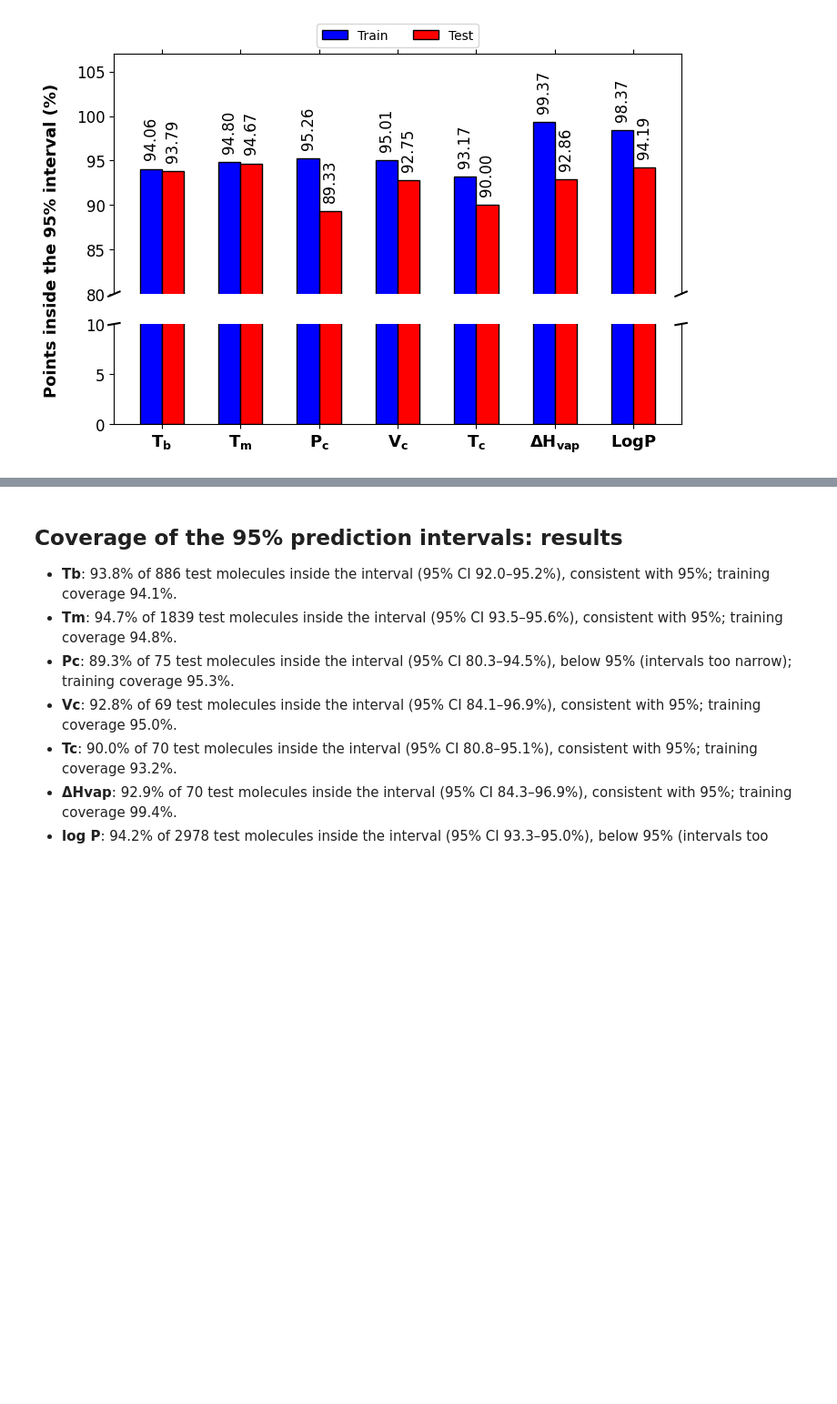
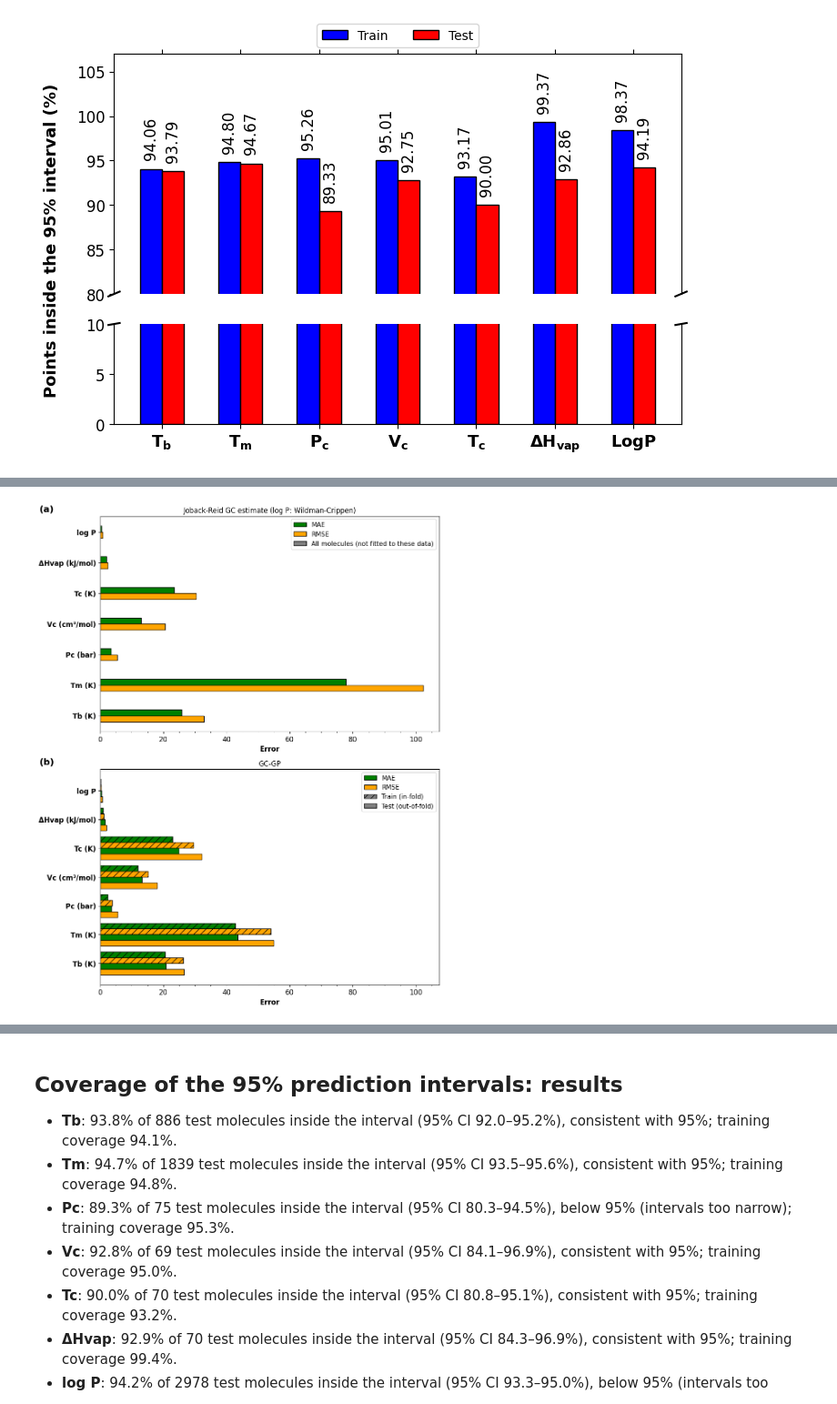
Before and after one commit to soumyadeepghosh35/gcgp-amines, a Jupyter notebook: notebooks/05_Uncertainty_Coverage.ipynb, the cells around one changed output, grey strips where cells are left out. Shown at 91% size. Saved outputs shown, nothing was run; the diff lists cells and outputs as text; code cells hidden in the pictures; blank space fills up the shorter version.

Commit message:
modified the uncertentity coverage notebook by adding error estimation

```diff
--- a/notebooks/05_Uncertainty_Coverage.ipynb
+++ b/notebooks/05_Uncertainty_Coverage.ipynb
@@ -141,0 +262,47 @@ plotCoverageBars(coverageDf.loc[PROPERTY_ORDER], labels,
+# %%
+def plotErrorPanel(ax, panelDf, title, xMax, fontsize=12):
+    # Horizontal MAE/RMSE bars per property; hatched = training, solid = test.
+    barHeight = 0.2
+    y = np.arange(len(PROPERTY_ORDER))
+    for i, code in enumerate(PROPERTY_ORDER):
+        part = panelDf[panelDf["Property"] == code].set_index("Set")
+        slots = [("Train", "MAE", MAE_COLOR, "//"), ("Train", "RMSE", RMSE_COLOR, "//"),
+                 ("Test", "MAE", MAE_COLOR, None), ("Test", "RMSE", RMSE_COLOR, None)]
+        slots = [slot for slot in slots if slot[0] in part.index]
+        for k, (setName, metric, color, hatch) in enumerate(slots):
+            offset = ((len(slots) - 1) / 2 - k) * barHeight
+            ax.barh(y[i] + offset, part.loc[setName, metric], height=barHeight, color=color,
+                    hatch=hatch, edgecolor="black")
+    labels = []
+    for code in PROPERTY_ORDER:
+        unit = PROPERTIES[code]["unit"]
+        labels.append(f"{PROPERTIES[code]['label']} ({unit})" if unit else PROPERTIES[code]["label"])
+    ax.set_yticks(y)
+    ax.set_yticklabels(labels, fontsize=fontsize, fontweight="bold")
+    ax.set_xlim(0, xMax)
+    ax.set_xlabel("Error", fontsize=fontsize, fontweight="bold")
+    ax.set_title(title, fontsize=fontsize)
+    ax.tick_params(axis="x", labelsize=fontsize)
+    ax.minorticks_on()
+    ax.tick_params(axis="y", which="minor", left=False)
+
+
+if predictionSource == "pipeline":
+    xMax = 1.05 * fig4Df[["MAE", "RMSE"]].to_numpy().max()
+    fig, axes = plt.subplots(len(fig4Panels), 1, figsize=(10, 6.2 * len(fig4Panels)), squeeze=False)
+    for panel, (ax, model) in enumerate(zip(axes[:, 0], fig4Panels)):
+        plotErrorPanel(ax, fig4Df[fig4Df["Panel"] == model], PANEL_TITLES[model], xMax)
+        ax.text(-0.18, 1.02, f"({chr(ord('a') + panel)})", transform=ax.transAxes,
+                fontsize=16, fontweight="bold")
+        handles = [Patch(facecolor=MAE_COLOR, edgecolor="black", label="MAE"),
+                   Patch(facecolor=RMSE_COLOR, edgecolor="black", label="RMSE"),
+                   Patch(facecolor="grey", edgecolor="black", hatch="//", label="Train (in-fold)"),
+                   Patch(facecolor="grey", edgecolor="black", label="Test (out-of-fold)")]
+        if model == "raw":
+            handles = handles[:2] + [Patch(facecolor="grey", edgecolor="black", label="All molecules (not fitted to these data)")]
+        ax.legend(handles=handles, loc="upper right", fontsize=11)
+    fig.tight_layout()
+    savePlot(fig, outputDir / "fig4_error_comparison.png")
+    finishFigure(fig, show=True)
+# %% [output]
+[figure, added]
```
Also changed, not shown: parts of 7 cells of this notebook, 8 other files.
